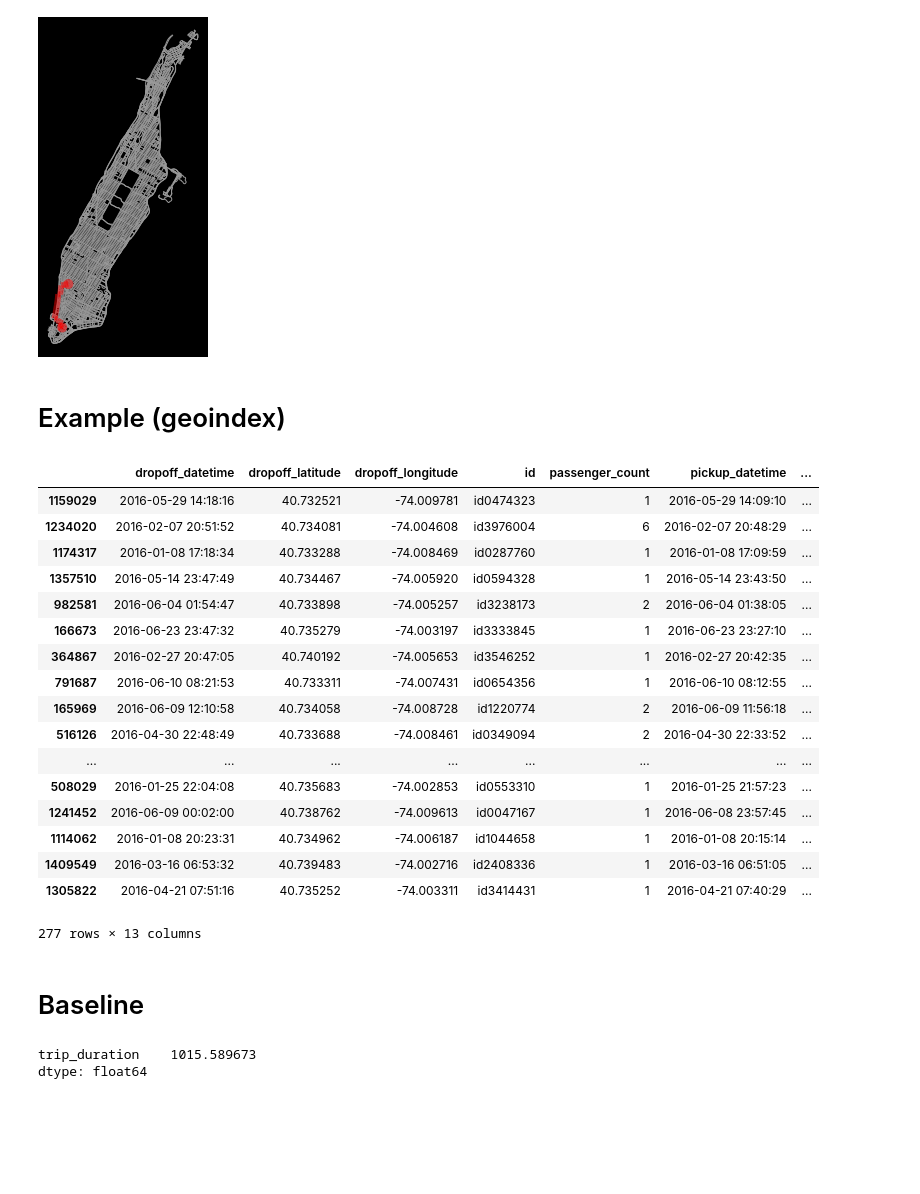
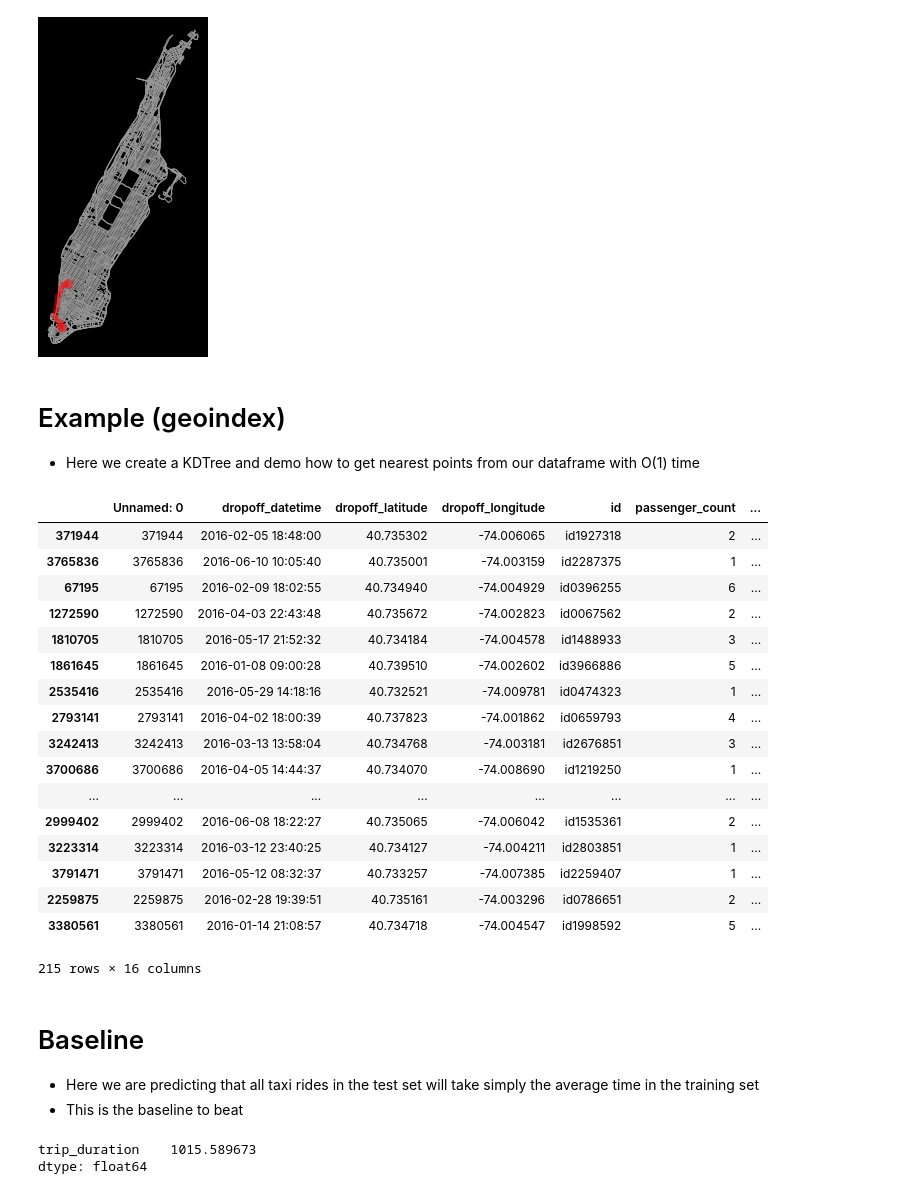
Before and after one commit to nawarhalabi/spatial-indexing, a Jupyter notebook: geopandas_taxi.ipynb, the cells around one changed output. Drawn from its saved outputs; the diff is of its cells as text; code cells hidden in the pictures; blank space fills up the shorter version.

```diff
--- a/geopandas_taxi.ipynb
+++ b/geopandas_taxi.ipynb
@@ -23,0 +26,10 @@ print(train.shape)
+# %%
+# Remove everything outside Manhattan area rectangle
+test = test[(test.pickup_longitude.between(-74.02, -73.91)) &\
+            (test.pickup_latitude.between(40.70, 40.86)) & \
+            (test.dropoff_longitude.between(-74.02, -73.91)) &\
+            (test.dropoff_latitude.between(40.70, 40.86))]
+train = train[(train.pickup_longitude.between(-74.02, -73.91)) &\
+            (train.pickup_latitude.between(40.70, 40.86)) & \
+            (train.dropoff_longitude.between(-74.02, -73.91)) &\
+            (train.dropoff_latitude.between(40.70, 40.86))]
@@ -40,5 +63,3 @@ G = get_graph('Manhattan, New York City, New York, USA')
 plot_route(G, (40.735018, -74.003215), (40.710040, -74.007163))
 # %% [output]
 [figure]
-# %% [markdown]
-# Example (geoindex)
@@ -47,29 +66,42 @@ tree = KDTree(data=res[['node_lat', 'node_lng']].values + noise)
+# %% [markdown]
+# Example (geoindex)
+
+* Here we create a KDTree and demo how to get nearest points from our dataframe with O(1) time
+# %%
+noise = pd.np.random.uniform(0, 0.000001, size=(len(train), 2))
+tree = KDTree(data=train[['node_lat', 'node_lng']].values + noise)
 # %%
-res.iloc[tree.query_ball_point((40.735018, -74.003215), 0.0005)]
+train.iloc[tree.query_ball_point((40.735018, -74.003215), 0.0003)]
 # %% [output]
-|  | dropoff_datetime | dropoff_latitude | dropoff_longitude | id | passenger_count | pickup_datetime | ... |
-| 1159029 | 2016-05-29 14:18:16 | 40.732521 | -74.009781 | id0474323 | 1 | 2016-05-29 14:09:10 | ... |
-| 1234020 | 2016-02-07 20:51:52 | 40.734081 | -74.004608 | id3976004 | 6 | 2016-02-07 20:48:29 | ... |
-| 1174317 | 2016-01-08 17:18:34 | 40.733288 | -74.008469 | id0287760 | 1 | 2016-01-08 17:09:59 | ... |
-| 1357510 | 2016-05-14 23:47:49 | 40.734467 | -74.005920 | id0594328 | 1 | 2016-05-14 23:43:50 | ... |
-| 982581 | 2016-06-04 01:54:47 | 40.733898 | -74.005257 | id3238173 | 2 | 2016-06-04 01:38:05 | ... |
-| 166673 | 2016-06-23 23:47:32 | 40.735279 | -74.003197 | id3333845 | 1 | 2016-06-23 23:27:10 | ... |
-| 364867 | 2016-02-27 20:47:05 | 40.740192 | -74.005653 | id3546252 | 1 | 2016-02-27 20:42:35 | ... |
-| 791687 | 2016-06-10 08:21:53 | 40.733311 | -74.007431 | id0654356 | 1 | 2016-06-10 08:12:55 | ... |
-| 165969 | 2016-06-09 12:10:58 | 40.734058 | -74.008728 | id1220774 | 2 | 2016-06-09 11:56:18 | ... |
-| 516126 | 2016-04-30 22:48:49 | 40.733688 | -74.008461 | id0349094 | 2 | 2016-04-30 22:33:52 | ... |
+|  | Unnamed: 0 | dropoff_datetime | dropoff_latitude | dropoff_longitude | id | passenger_count | ... |
+| 371944 | 371944 | 2016-02-05 18:48:00 | 40.735302 | -74.006065 | id1927318 | 2 | ... |
+| 3765836 | 3765836 | 2016-06-10 10:05:40 | 40.735001 | -74.003159 | id2287375 | 1 | ... |
+| 67195 | 67195 | 2016-02-09 18:02:55 | 40.734940 | -74.004929 | id0396255 | 6 | ... |
+| 1272590 | 1272590 | 2016-04-03 22:43:48 | 40.735672 | -74.002823 | id0067562 | 2 | ... |
+| 1810705 | 1810705 | 2016-05-17 21:52:32 | 40.734184 | -74.004578 | id1488933 | 3 | ... |
+| 1861645 | 1861645 | 2016-01-08 09:00:28 | 40.739510 | -74.002602 | id3966886 | 5 | ... |
+| 2535416 | 2535416 | 2016-05-29 14:18:16 | 40.732521 | -74.009781 | id0474323 | 1 | ... |
+| 2793141 | 2793141 | 2016-04-02 18:00:39 | 40.737823 | -74.001862 | id0659793 | 4 | ... |
+| 3242413 | 3242413 | 2016-03-13 13:58:04 | 40.734768 | -74.003181 | id2676851 | 3 | ... |
+| 3700686 | 3700686 | 2016-04-05 14:44:37 | 40.734070 | -74.008690 | id1219250 | 1 | ... |
 | ... | ... | ... | ... | ... | ... | ... | ... |
-| 508029 | 2016-01-25 22:04:08 | 40.735683 | -74.002853 | id0553310 | 1 | 2016-01-25 21:57:23 | ... |
-| 1241452 | 2016-06-09 00:02:00 | 40.738762 | -74.009613 | id0047167 | 1 | 2016-06-08 23:57:45 | ... |
-| 1114062 | 2016-01-08 20:23:31 | 40.734962 | -74.006187 | id1044658 | 1 | 2016-01-08 20:15:14 | ... |
-| 1409549 | 2016-03-16 06:53:32 | 40.739483 | -74.002716 | id2408336 | 1 | 2016-03-16 06:51:05 | ... |
-| 1305822 | 2016-04-21 07:51:16 | 40.735252 | -74.003311 | id3414431 | 1 | 2016-04-21 07:40:29 | ... |
+| 2999402 | 2999402 | 2016-06-08 18:22:27 | 40.735065 | -74.006042 | id1535361 | 2 | ... |
+| 3223314 | 3223314 | 2016-03-12 23:40:25 | 40.734127 | -74.004211 | id2803851 | 1 | ... |
+| 3791471 | 3791471 | 2016-05-12 08:32:37 | 40.733257 | -74.007385 | id2259407 | 1 | ... |
+| 2259875 | 2259875 | 2016-02-28 19:39:51 | 40.735161 | -74.003296 | id0786651 | 2 | ... |
+| 3380561 | 3380561 | 2016-01-14 21:08:57 | 40.734718 | -74.004547 | id1998592 | 5 | ... |
-277 rows × 13 columns
+215 rows × 16 columns
-# %% [markdown]
-# Baseline
-# %%
-train.groupby('id').agg({'trip_duration': 'first'}).mean()
-# %% [output]
-trip_duration    1015.589673
-dtype: float64
+# %% [markdown]
+# Baseline
+
+* Here we are predicting that all taxi rides in the test set will take simply the average time in the training set
+* This is the baseline to beat
+# %%
+# Calc mean trip duration in the training set
+mean = train.groupby('id').agg({'trip_duration': 'first'}).mean()
+test['pred'] = mean['trip_duration']
+mean
+# %% [output]
+trip_duration    1015.589673
+dtype: float64
 # %%
```
Also changed, not shown: parts of 9 cells of this notebook, 1 other file.
